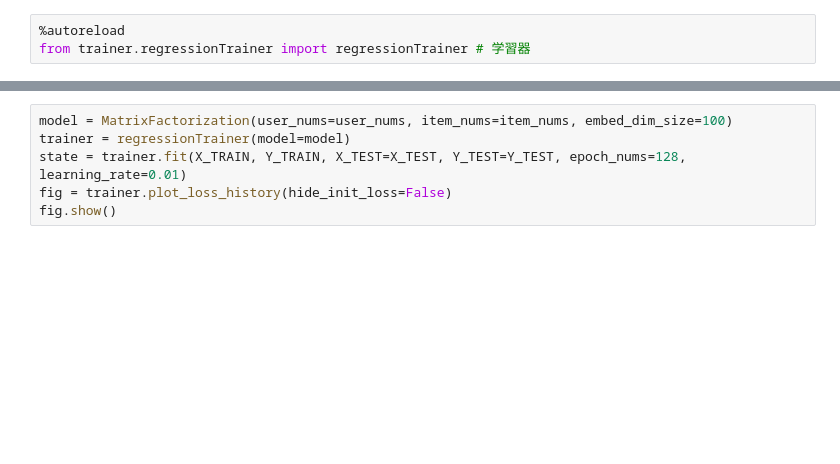
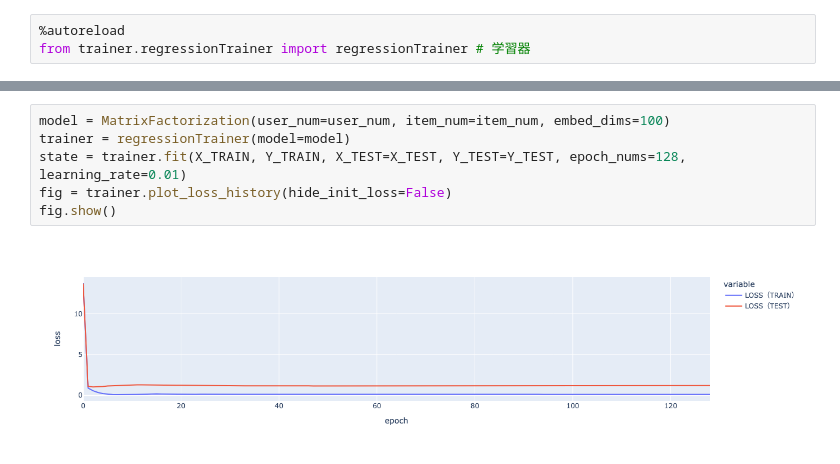
Before and after one commit to KaiSugahara/jax-models, a Jupyter notebook: MatrixFactorization.ipynb, the cells around one changed output, grey strips where cells are left out. Cells and saved outputs as stored; diff of their text form; blank space fills up the shorter version.

```diff
--- a/MatrixFactorization.ipynb
+++ b/MatrixFactorization.ipynb
@@ -62,6 +73,8 @@ fig.show()
 # %%
-model = MatrixFactorization(user_nums=user_nums, item_nums=item_nums, embed_dim_size=100)
+model = MatrixFactorization(user_num=user_num, item_num=item_num, embed_dims=100)
 trainer = regressionTrainer(model=model)
 state = trainer.fit(X_TRAIN, Y_TRAIN, X_TEST=X_TEST, Y_TEST=Y_TEST, epoch_nums=128, learning_rate=0.01)
 fig = trainer.plot_loss_history(hide_init_loss=False)
 fig.show()
+# %% [output]
+[figure, added]
```
Also changed, not shown: parts of 3 cells of this notebook.
